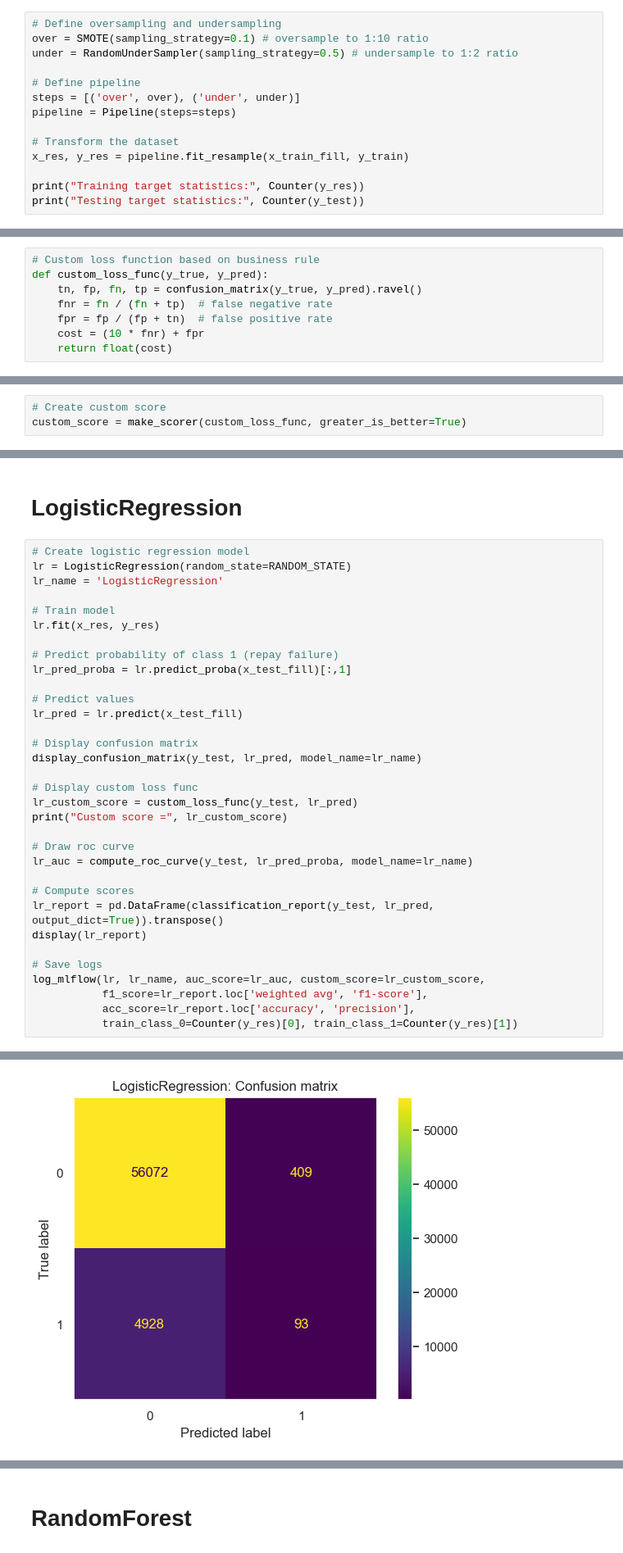
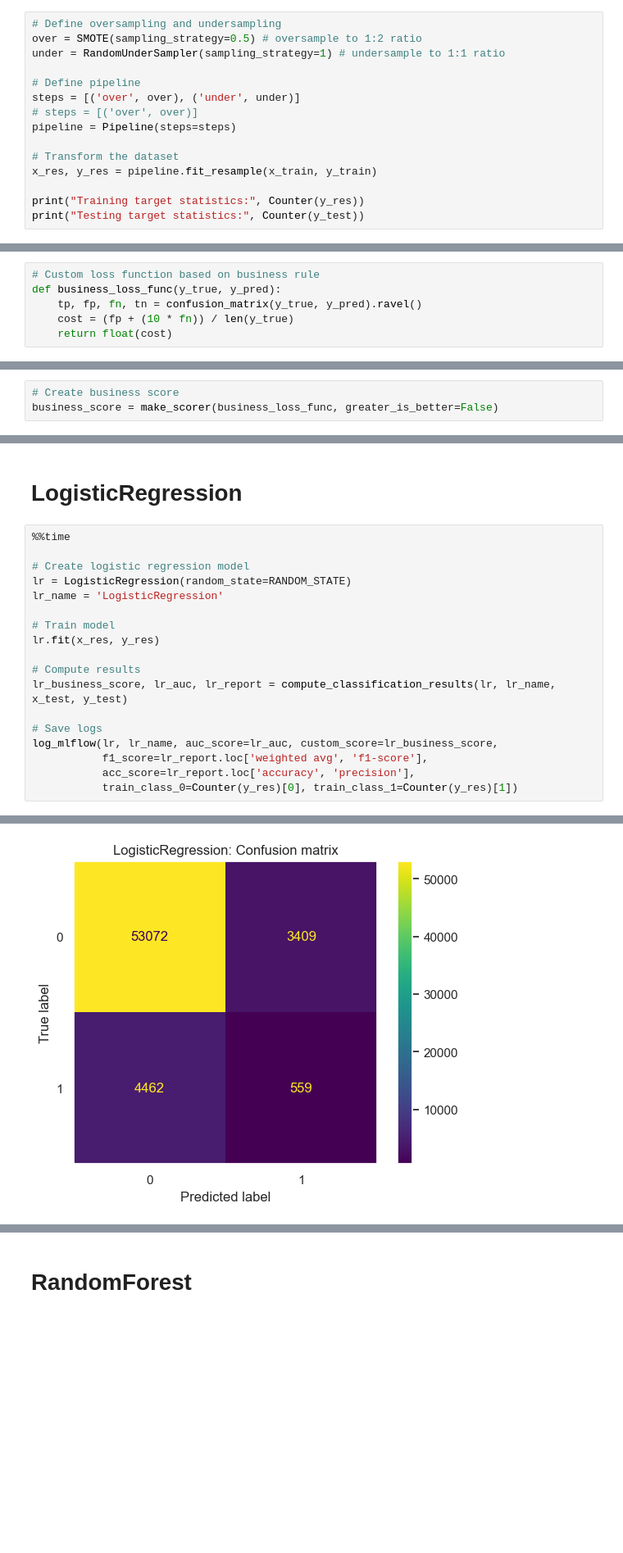
Before and after one commit to ahonestla/OC_DS_P7, a Jupyter notebook: notebooks/3-modelling.ipynb, the cells around one changed output, grey strips where cells are left out. Shown at 82% size. Saved outputs shown, nothing was run; the diff lists cells and outputs as text; blank space fills up the shorter version.

```diff
--- a/notebooks/3-modelling.ipynb
+++ b/notebooks/3-modelling.ipynb
@@ -223,15 +218,16 @@ Ratio is 1:11
 I will define a pipeline that first transforms the training dataset with SMOTE then fits the model.
 # %%
 # Define oversampling and undersampling
-over = SMOTE(sampling_strategy=0.1) # oversample to 1:10 ratio
-under = RandomUnderSampler(sampling_strategy=0.5) # undersample to 1:2 ratio
+over = SMOTE(sampling_strategy=0.5) # oversample to 1:2 ratio
+under = RandomUnderSampler(sampling_strategy=1) # undersample to 1:1 ratio
 
 # Define pipeline
 steps = [('over', over), ('under', under)]
+# steps = [('over', over)]
 pipeline = Pipeline(steps=steps)
 
 # Transform the dataset
-x_res, y_res = pipeline.fit_resample(x_train_fill, y_train)
+x_res, y_res = pipeline.fit_resample(x_train, y_train)
 
 print("Training target statistics:", Counter(y_res))
 print("Testing target statistics:", Counter(y_test))
@@ -252,11 +248,9 @@ THRESHOLD_CLASS1 = 1 - THRESHOLD_CLASS0  # belong to class 1 (repay failure)
 Rule : cost FN (dont repay - predicted as repay) = 10 cost FP (repay - predicted as dont repay)
 # %%
 # Custom loss function based on business rule
-def custom_loss_func(y_true, y_pred):
-    tn, fp, fn, tp = confusion_matrix(y_true, y_pred).ravel()
-    fnr = fn / (fn + tp)  # false negative rate
-    fpr = fp / (fp + tn)  # false positive rate
-    cost = (10 * fnr) + fpr
+def business_loss_func(y_true, y_pred):
+    tp, fp, fn, tn = confusion_matrix(y_true, y_pred).ravel()
+    cost = (fp + (10 * fn)) / len(y_true)
     return float(cost)
 # %%
 # # Custom loss function for xgboost
@@ -285,5 +279,5 @@ def custom_loss_func(y_true, y_pred):
 # %% [markdown]
 I create custom scorer with the business rule.
 # %%
-# Create custom score
-custom_score = make_scorer(custom_loss_func, greater_is_better=True)
+# Create business score
+business_score = make_scorer(business_loss_func, greater_is_better=False)
@@ -335,6 +339,8 @@ Custom score = 7.117842745707313
 # %% [markdown]
 # LogisticRegression
 # %%
+%%time
+
 # Create logistic regression model
 lr = LogisticRegression(random_state=RANDOM_STATE)
 lr_name = 'LogisticRegression'
@@ -342,28 +348,11 @@ lr_name = 'LogisticRegression'
 # Train model
 lr.fit(x_res, y_res)
 
-# Predict probability of class 1 (repay failure)
-lr_pred_proba = lr.predict_proba(x_test_fill)[:,1]
-
-# Predict values
-lr_pred = lr.predict(x_test_fill)
-
-# Display confusion matrix
-display_confusion_matrix(y_test, lr_pred, model_name=lr_name)
-
-# Display custom loss func
-lr_custom_score = custom_loss_func(y_test, lr_pred)
-print("Custom score =", lr_custom_score)
-
-# Draw roc curve
-lr_auc = compute_roc_curve(y_test, lr_pred_proba, model_name=lr_name)
-
-# Compute scores
-lr_report = pd.DataFrame(classification_report(y_test, lr_pred, output_dict=True)).transpose()
-display(lr_report)
+# Compute results
+lr_business_score, lr_auc, lr_report = compute_classification_results(lr, lr_name, x_test, y_test)
 
 # Save logs
-log_mlflow(lr, lr_name, auc_score=lr_auc, custom_score=lr_custom_score,
+log_mlflow(lr, lr_name, auc_score=lr_auc, custom_score=lr_business_score,
            f1_score=lr_report.loc['weighted avg', 'f1-score'],
            acc_score=lr_report.loc['accuracy', 'precision'],
            train_class_0=Counter(y_res)[0], train_class_1=Counter(y_res)[1])
@@ -378 +360 @@ Please also refer to the documentation for alternative solver options:
-[figure, old version]
+[figure, new version]
```
Also changed, not shown: parts of 26 cells of this notebook, 1 other file.
